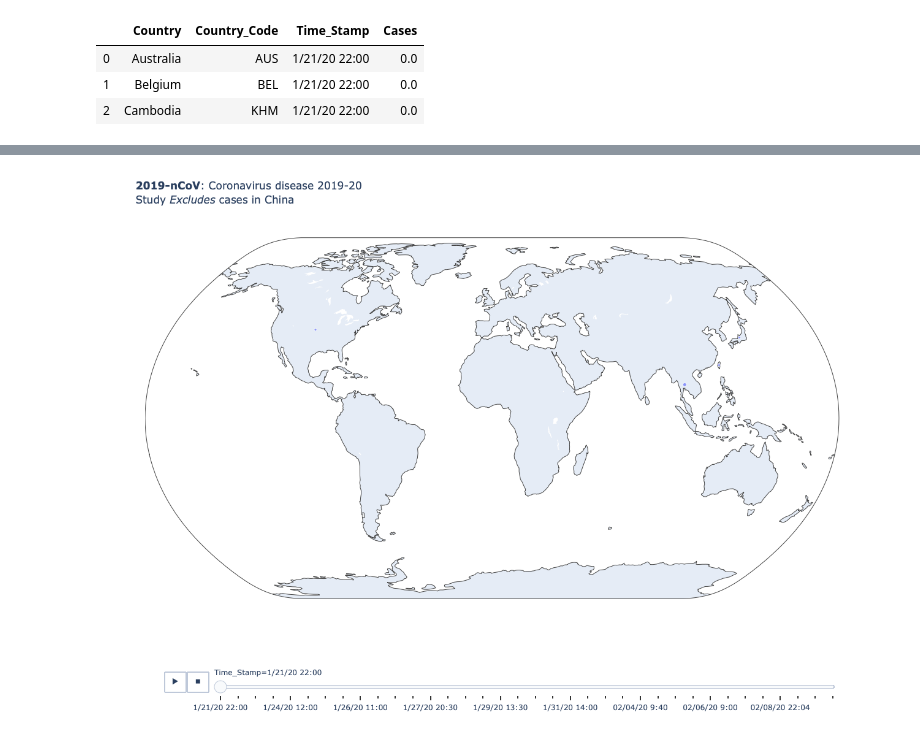
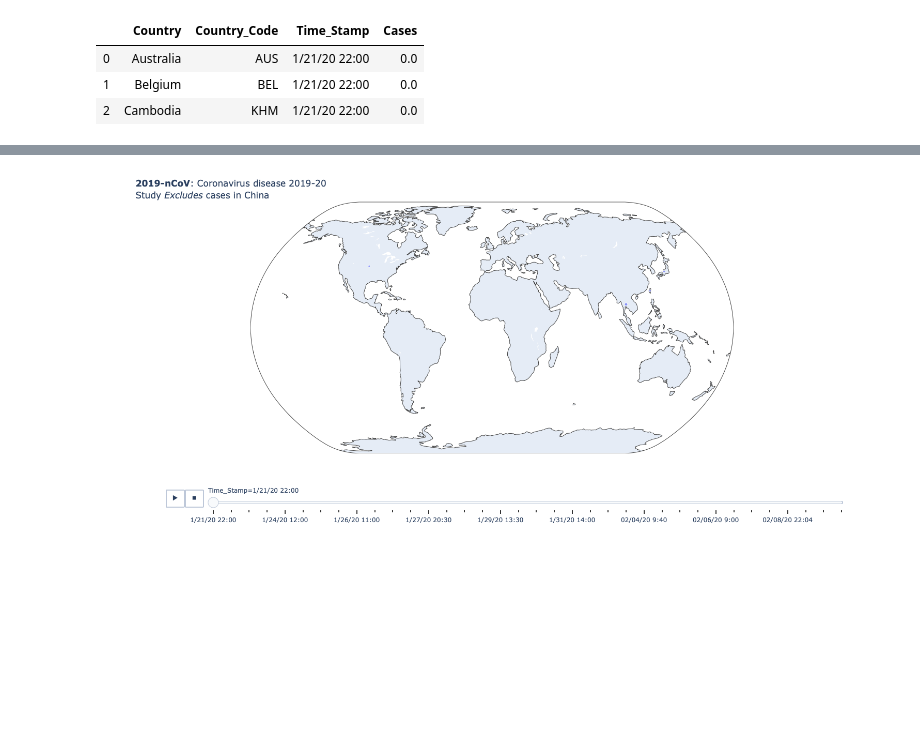
Before and after one commit to rezan21/2019-nCov, a Jupyter notebook: visualisations_01.ipynb, the cells around one changed output, grey strips where cells are left out. Cells and saved outputs as stored; diff of their text form; code cells hidden in the pictures; blank space fills up the shorter version.

```diff
--- a/visualisations_01.ipynb
+++ b/visualisations_01.ipynb
@@ -69,7 +69,7 @@ df = px.data.gapminder()
 fig = px.scatter_geo(df_cnfrmd, locations="Country_Code",
                      hover_name="Country", size="Cases",
                      animation_frame="Time_Stamp",
-                     projection="natural earth",width=1300, height=900)
+                     projection="natural earth",width=1100, height=700)
 
 fig.update_layout(
         title = go.layout.Title(
@@ -83 +82 @@ fig.show()
-[figure, old version]
+[figure, new version]
```
Also changed, not shown: parts of 1 cell of this notebook.
